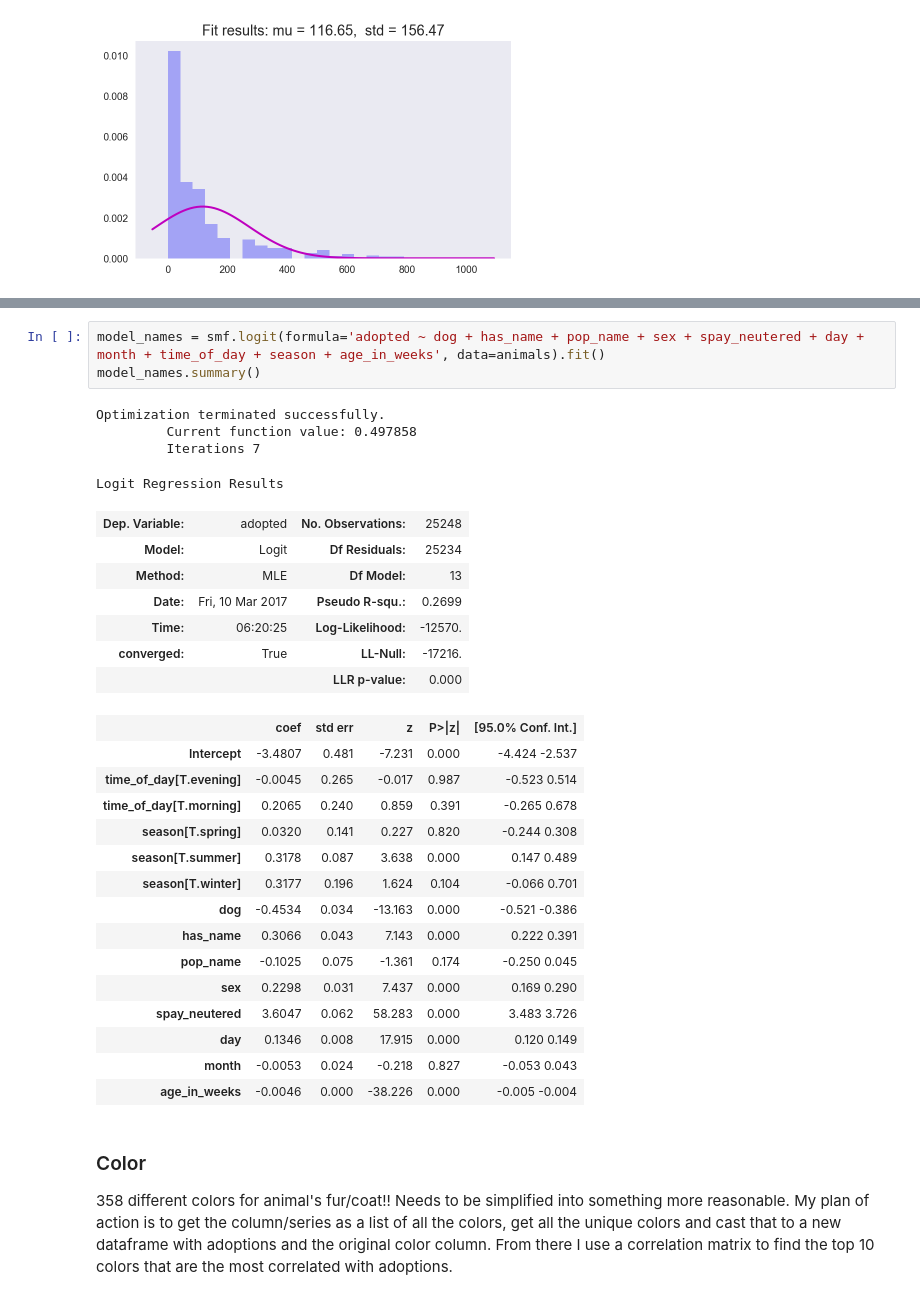
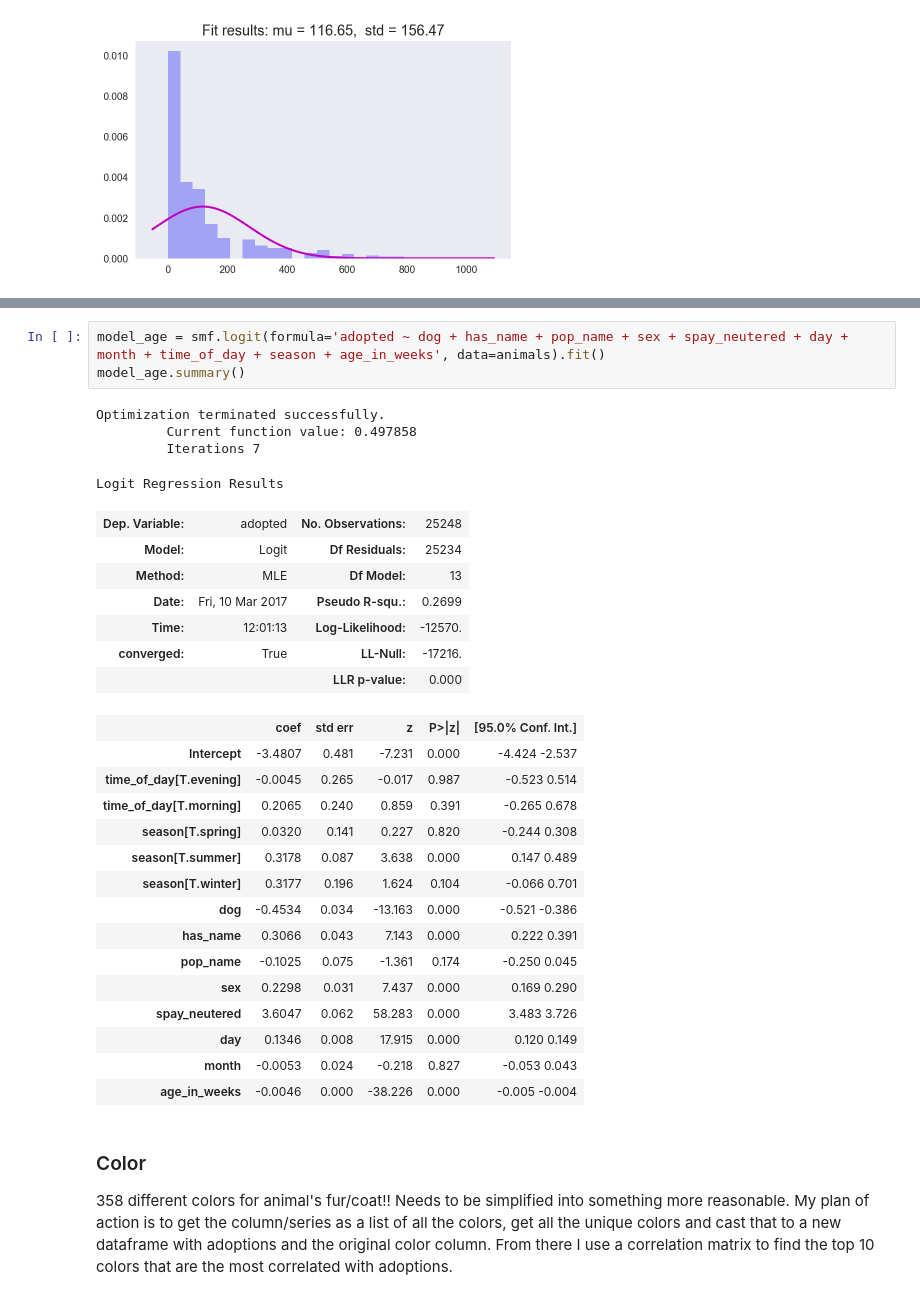
Before and after one commit to vnessified/adopt_me-, a Jupyter notebook: shelter_animal_outcomes.ipynb, the cells around one changed output, grey strips where cells are left out. Saved outputs shown, nothing was run; the diff lists cells and outputs as text.

```diff
--- a/shelter_animal_outcomes.ipynb
+++ b/shelter_animal_outcomes.ipynb
@@ -744,18 +772,18 @@ plt.xticks(rotation=90);
 # %% [output]
 [figure]
 # %%
-model_names = smf.logit(formula='adopted ~ dog + has_name + pop_name + sex + spay_neutered + day + month + time_of_day + season + age_in_weeks', data=animals).fit()
-model_names.summary()
+model_age = smf.logit(formula='adopted ~ dog + has_name + pop_name + sex + spay_neutered + day + month + time_of_day + season + age_in_weeks', data=animals).fit()
+model_age.summary()
 # %% [output]
 Optimization terminated successfully.
          Current function value: 0.497858
          Iterations 7
 Logit Regression Results
 | Dep. Variable: | adopted | No. Observations: | 25248 |
 | Model: | Logit | Df Residuals: | 25234 |
 | Method: | MLE | Df Model: | 13 |
 | Date: | Fri, 10 Mar 2017 | Pseudo R-squ.: | 0.2699 |
-| Time: | 06:20:25 | Log-Likelihood: | -12570. |
+| Time: | 12:01:13 | Log-Likelihood: | -12570. |
 | converged: | True | LL-Null: | -17216. |
 |  |  | LLR p-value: | 0.000 |
 |  | coef | std err | z | P>|z| | [95.0% Conf. Int.] |
```
Also changed, not shown: parts of 44 cells of this notebook.
